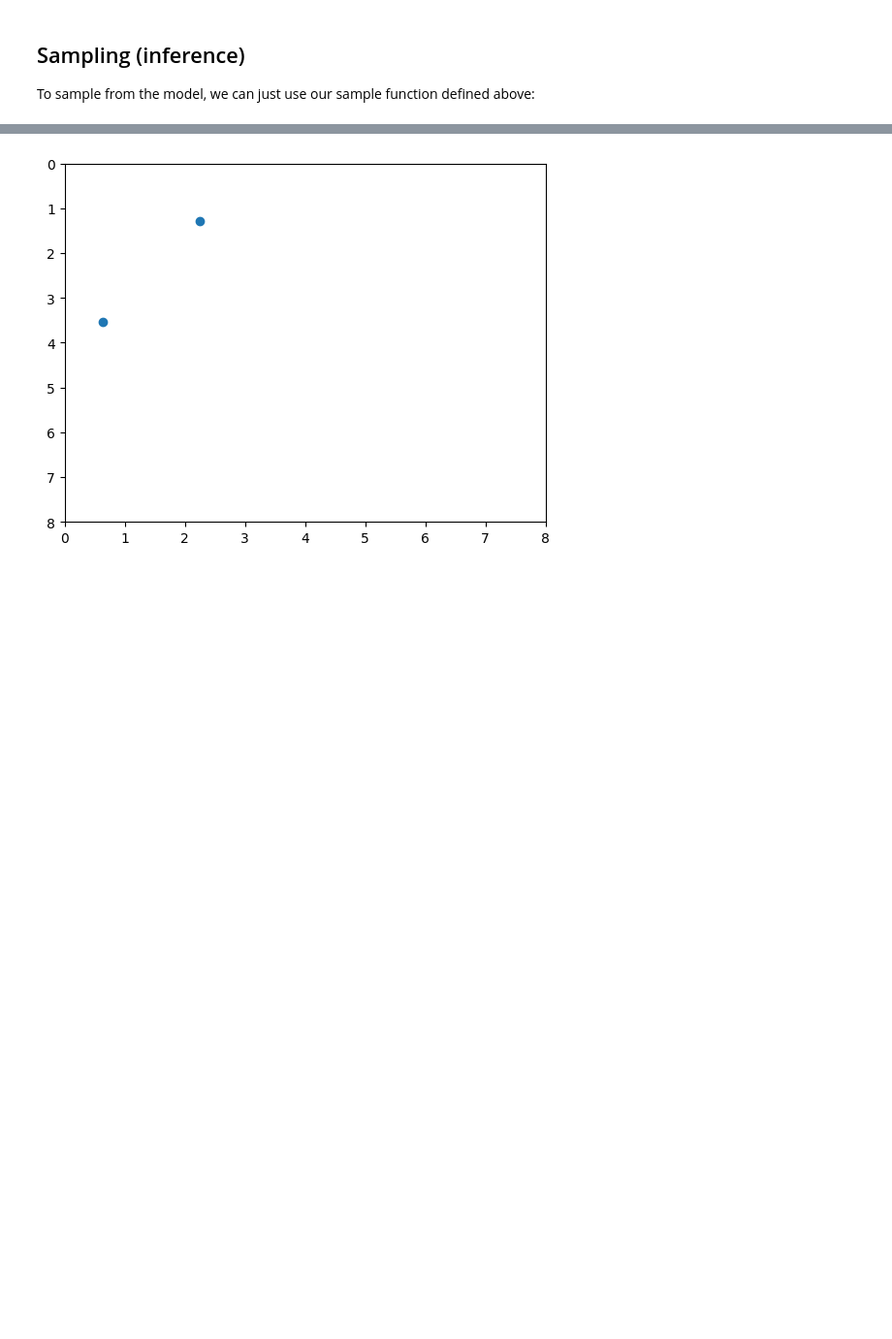
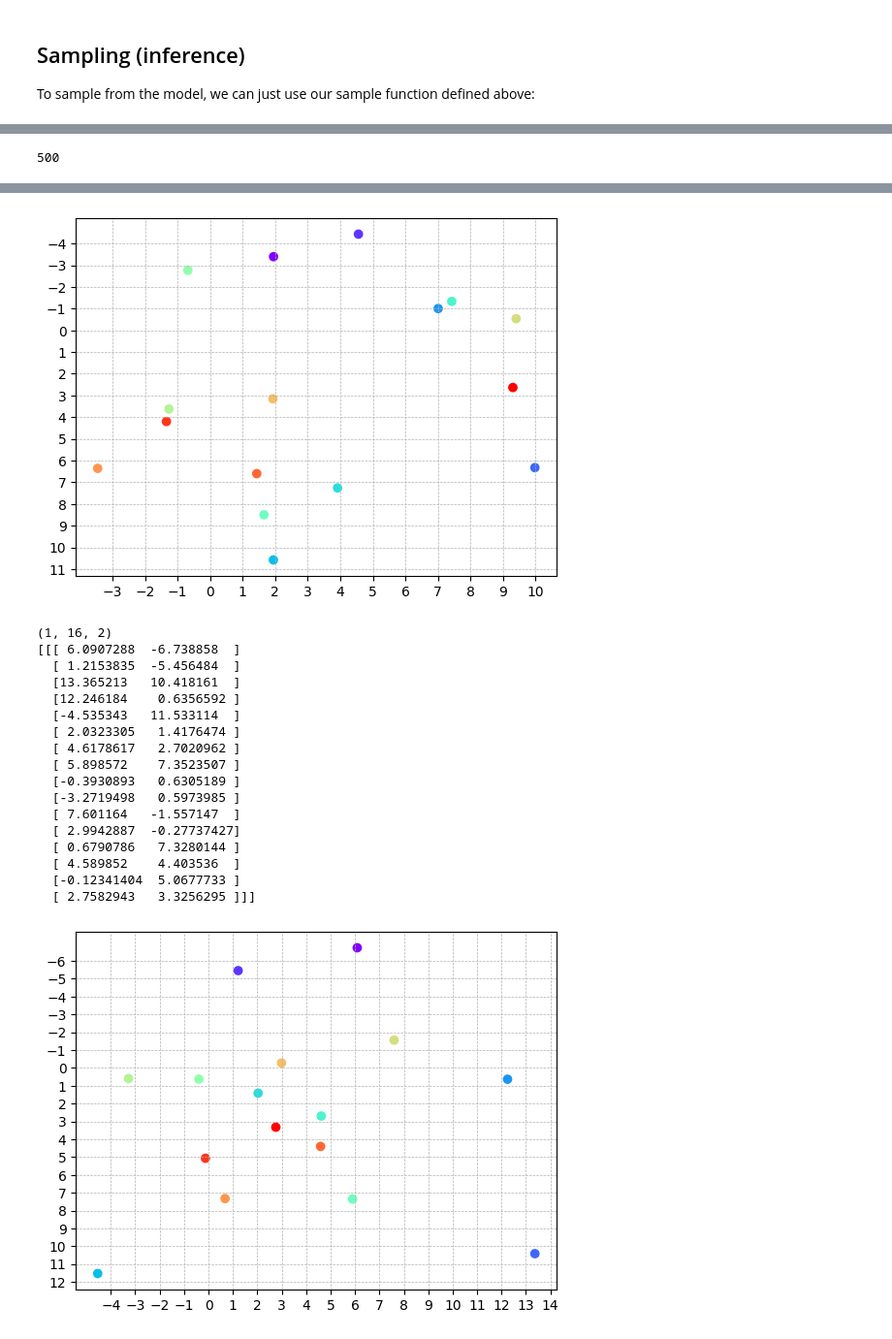
Before and after one commit to madhavaniyengar/diffusion-for-preference-dataset, a Jupyter notebook: diffusion-features/policy/Diffusion_features_trajectories.ipynb, the cells around one changed output, grey strips where cells are left out. Shown at 97% size. Drawn from its saved outputs; the diff is of its cells as text; code cells hidden in the pictures; blank space fills up the shorter version.

Commit message:
add conditioning, improve visualization

```diff
--- a/diffusion-features/policy/Diffusion_features_trajectories.ipynb
+++ b/diffusion-features/policy/Diffusion_features_trajectories.ipynb
@@ -807,8 +278,0 @@ Here we use the 🤗 [Datasets library](https://huggingface.co/docs/datasets/ind
-# %%
-from datasets import load_dataset
-
-# load dataset from the hub
-dataset = load_dataset("fashion_mnist")
-image_size = 28
-channels = 1
-batch_size = 128
@@ -967,7 +378,7 @@ class SinusoidalPosEmb(nn.Module):
     def forward(self, x):
         device = x.device
         half_dim = self.dim // 2
-        emb = math.log(10000) / (half_dim - 1)
+        emb = math.log(1000) / (half_dim - 1)
         emb = torch.exp(torch.arange(half_dim, device=device) * -emb)
         emb = x[:, None] * emb[None, :]
         emb = torch.cat((emb.sin(), emb.cos()), dim=-1)
@@ -1185,12 +596,9 @@ class ConditionalUnet1D(nn.Module):
         output: (B,T,input_dim)
         """
         device = 'cuda:0' if torch.cuda.is_available() else 'cpu'
-        # (B, 1, T, C)
-        sample = sample.squeeze(1)
+
         # (B,T,C)
         sample = sample.moveaxis(-1, -2)
-
-        # (B,C,T)
 
         # 1. time
         timesteps = timestep
@@ -1338,13 +768,34 @@ print(len(samples))
+# %%
+# global_cond = torch.tensor([0, 0, 1, 1]).unsqueeze(0).to(device)
+global_cond = None
+samples = sample_trajectories(model=model, traj_size=16, batch_size=1, output_dim=2, global_cond=global_cond)
+print(len(samples))
+# %% [output]
+500
 # %%
 # show a random one
 from utils.get_trajectories import visualize_trajectory
-random_index = 180
-print(samples[random_index].shape)
-print(samples[random_index])
-random_sample = samples[random_index][0]
-print(np.mean(random_sample))
-print(np.std(random_sample))
-# plot the trajectory
-visualize_trajectory(random_sample)
-# plt.imshow(samples[-1][random_index].reshape(image_size, image_size, channels), cmap="gray")
+import numpy as np
+
+# random_index = 180
+# print(samples[random_index].shape)
+# print(samples[random_index])
+# random_sample = samples[random_index][0]
+# print(np.mean(random_sample))
+# print(np.std(random_sample))
+# # plot the trajectory
+# visualize_trajectory(random_sample)
+
+# print the final trajectory
+# samples[-1] = ((samples[-1]+1)/2) * 8 # denormalize
+# print(samples[-1].shape)
+# print(samples[-1])
+# visualize_trajectory(samples[-1])
+
+
+for i in [0, 50, 100, 200, 400, 499]:
+  samples[i] = ((samples[i]+1)/2) * 8 # denormalize
+  print(samples[i].shape)
+  print(samples[i])
+  visualize_trajectory(samples[i])
 # %% [output]
@@ -1368 +819,19 @@ visualize_trajectory(random_sample)
-[figure, old version]
+[figure, new version]
+(1, 16, 2)
+[[[ 6.0907288  -6.738858  ]
+  [ 1.2153835  -5.456484  ]
+  [13.365213   10.418161  ]
+  [12.246184    0.6356592 ]
+  [-4.535343   11.533114  ]
+  [ 2.0323305   1.4176474 ]
+  [ 4.6178617   2.7020962 ]
+  [ 5.898572    7.3523507 ]
+  [-0.3930893   0.6305189 ]
+  [-3.2719498   0.5973985 ]
+  [ 7.601164   -1.557147  ]
+  [ 2.9942887  -0.27737427]
+  [ 0.6790786   7.3280144 ]
+  [ 4.589852    4.403536  ]
+  [-0.12341404  5.0677733 ]
+  [ 2.7582943   3.3256295 ]]]
+[figure, added]
```
Also changed, not shown: parts of 50 cells of this notebook, 1 other file.
